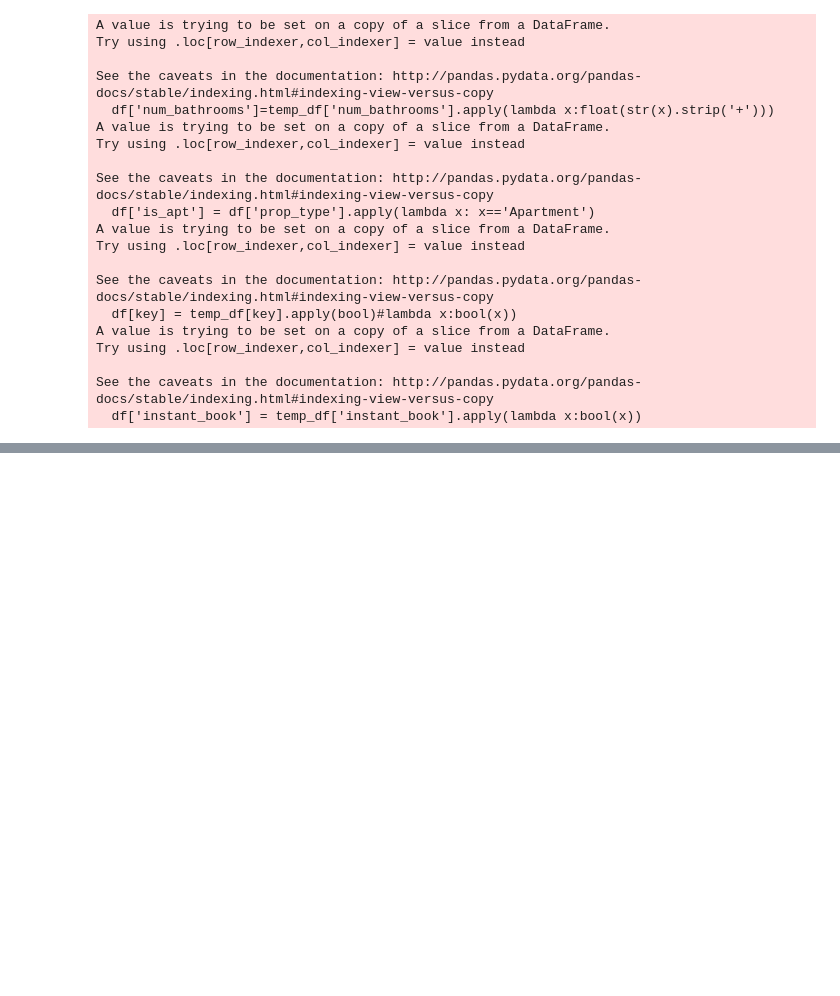
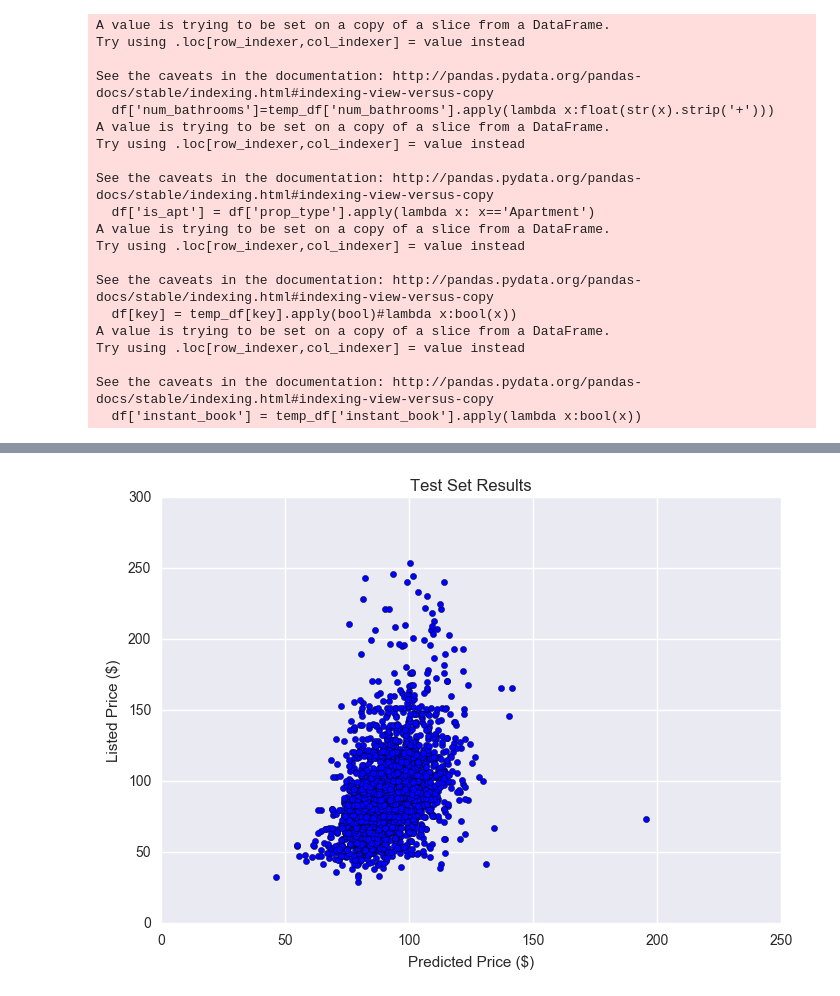
Before and after one commit to btamadio/PricePredictor, a Jupyter notebook: PricePredictor/model_validation.ipynb, the cells around one changed output, grey strips where cells are left out. Cells and saved outputs as stored; diff of their text form; code cells hidden in the pictures; blank space fills up the shorter version.

```diff
--- a/PricePredictor/model_validation.ipynb
+++ b/PricePredictor/model_validation.ipynb
@@ -134,0 +121,7 @@ array([  1.57174809e+00,   7.79030338e+14,  -8.13630107e+00,
+# %%
+plt.scatter(df.drop(train_rows)['pred_price'],df.drop(train_rows)['corr_price'])
+plt.title('Test Set Results')
+plt.xlabel('Predicted Price ($)')
+plt.ylabel('Listed Price ($)');
+# %% [output]
+[figure, added]
```
Also changed, not shown: parts of 33 cells of this notebook, 6 other files.
